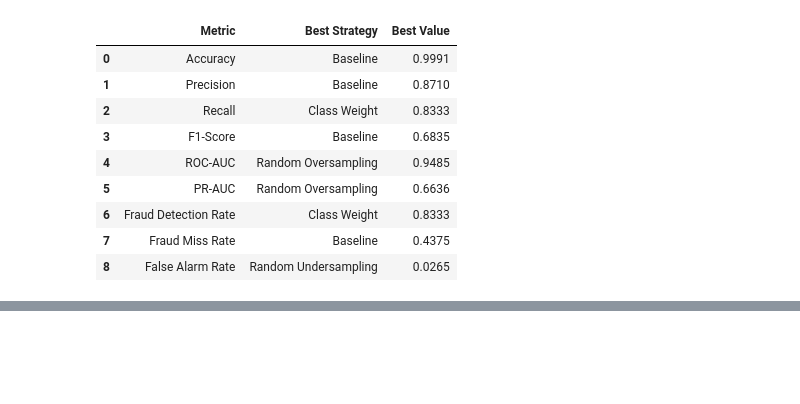
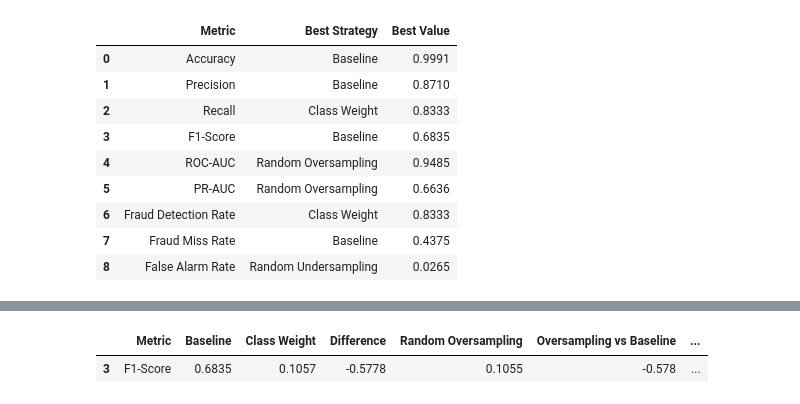
Before and after one commit to annnuspeaks/fraud-detection-system, a Jupyter notebook: notebooks/07_baseline_model.ipynb, the cells around one changed output, grey strips where cells are left out. Saved outputs shown, nothing was run; the diff lists cells and outputs as text; code cells hidden in the pictures; blank space fills up the shorter version.

```diff
--- a/notebooks/07_baseline_model.ipynb
+++ b/notebooks/07_baseline_model.ipynb
@@ -2398,0 +2502,9 @@ leader_table
+# %%
+f1_comparison = comparison_table[
+    comparison_table["Metric"] == "F1-Score"
+]
+
+f1_comparison
+# %% [output]
+|  | Metric | Baseline | Class Weight | Difference | Random Oversampling | Oversampling vs Baseline | ... |
+| 3 | F1-Score | 0.6835 | 0.1057 | -0.5778 | 0.1055 | -0.578 | ... |
```
Also changed, not shown: parts of 35 cells of this notebook, 6 other files.
